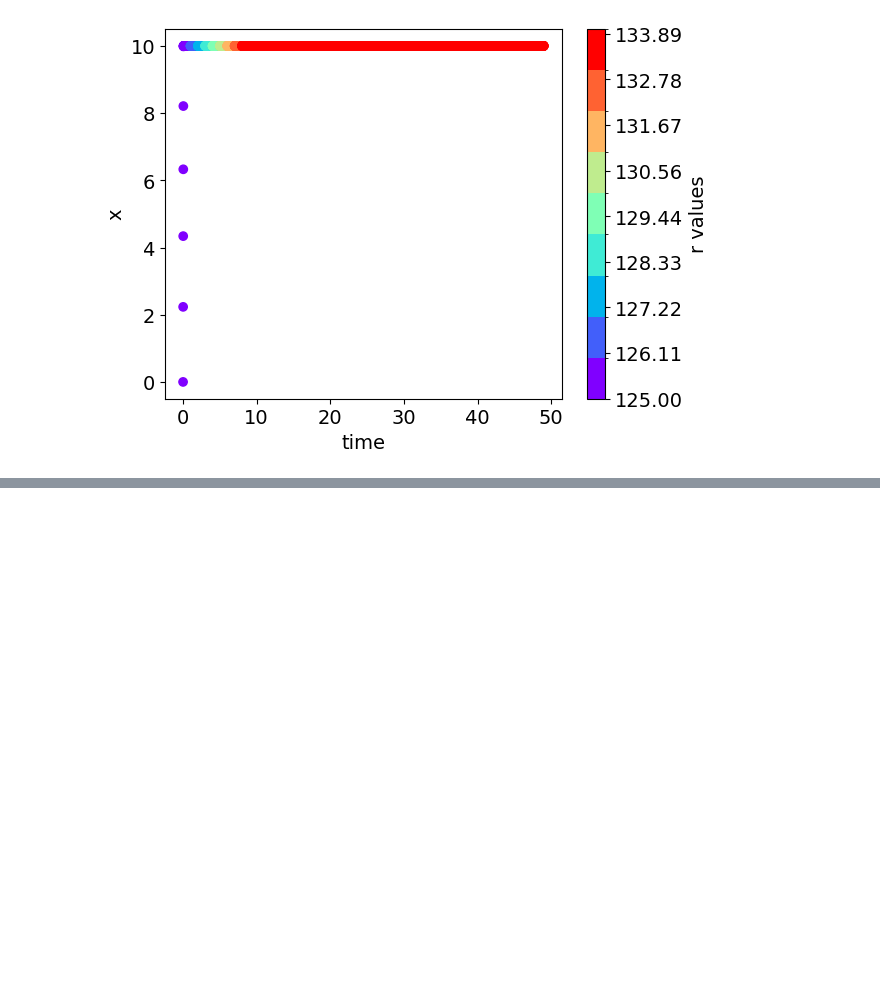
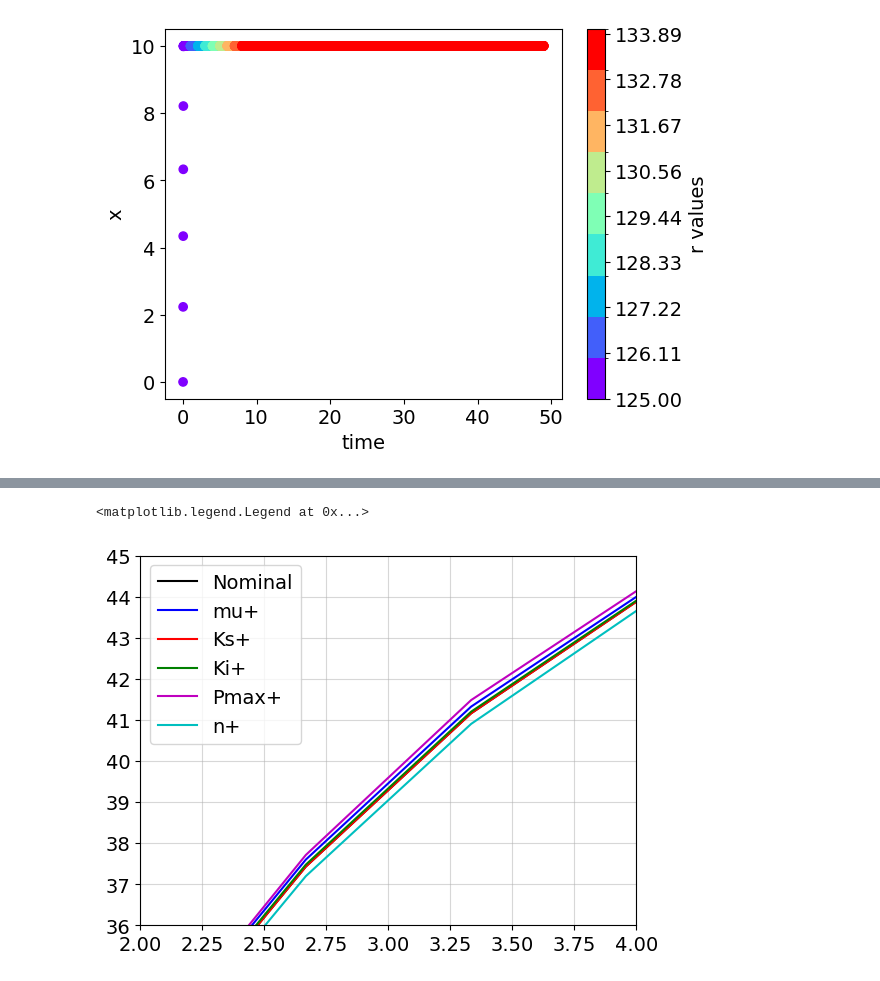
Before and after one commit to ashaheer1/Project-2, a Jupyter notebook: Project 2.ipynb, the cells around one changed output, grey strips where cells are left out. Drawn from its saved outputs; the diff is of its cells as text; code cells hidden in the pictures; blank space fills up the shorter version.

```diff
--- a/Project 2.ipynb
+++ b/Project 2.ipynb
@@ -774,0 +835,14 @@ Use fsolve to find steady states and do simple bifurcation.
+# %%
+plt.plot(timesteps, y[:,2],'k', label = "Nominal");
+plt.plot(timesteps, y1[:,2],'b', label = "mu+");
+plt.plot(timesteps, y2[:,2],'r', label = "Ks+");
+plt.plot(timesteps, y3[:,2],'g', label = "Ki+");
+plt.plot(timesteps, y4[:,2],'m', label = "Pmax+");
+plt.plot(timesteps, y5[:,2],'c', label = "n+");
+plt.xlim(2,4)
+plt.ylim(36,45)
+plt.grid(alpha=0.5)
+plt.legend()
+# %% [output]
+<matplotlib.legend.Legend at 0x...>
+[figure, added]
```
Also changed, not shown: parts of 25 cells of this notebook.
